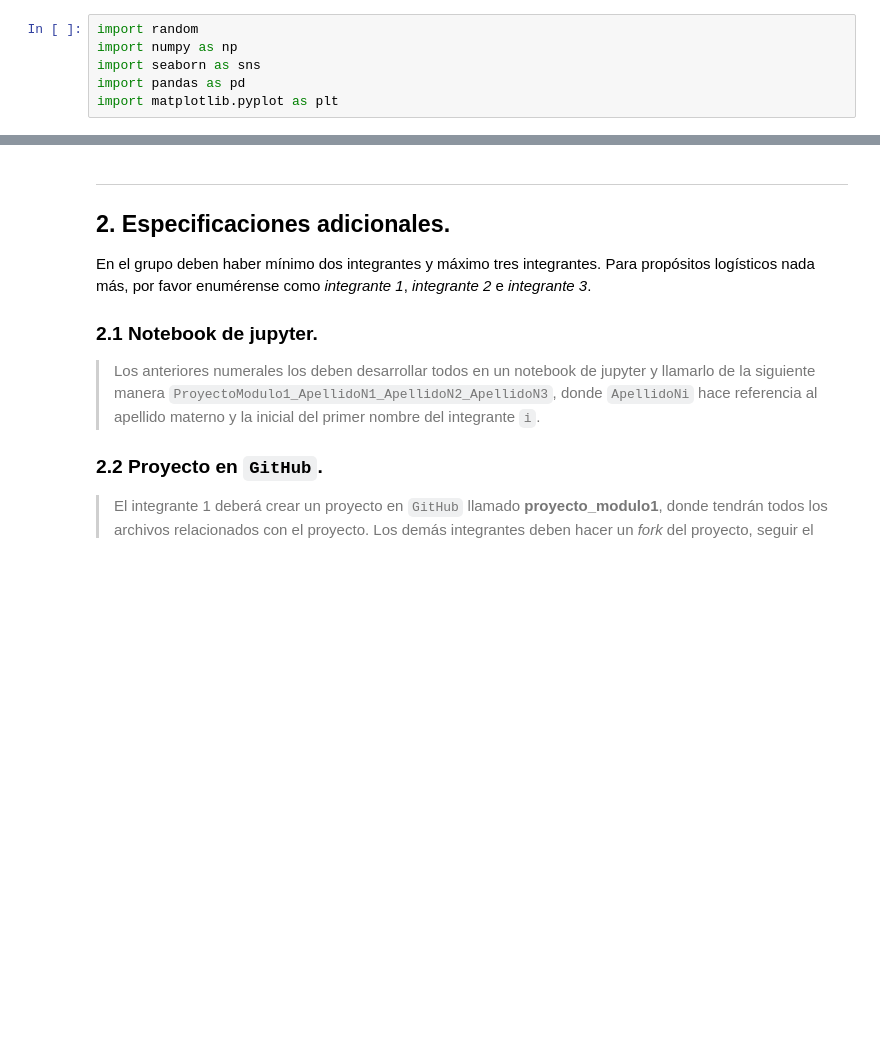
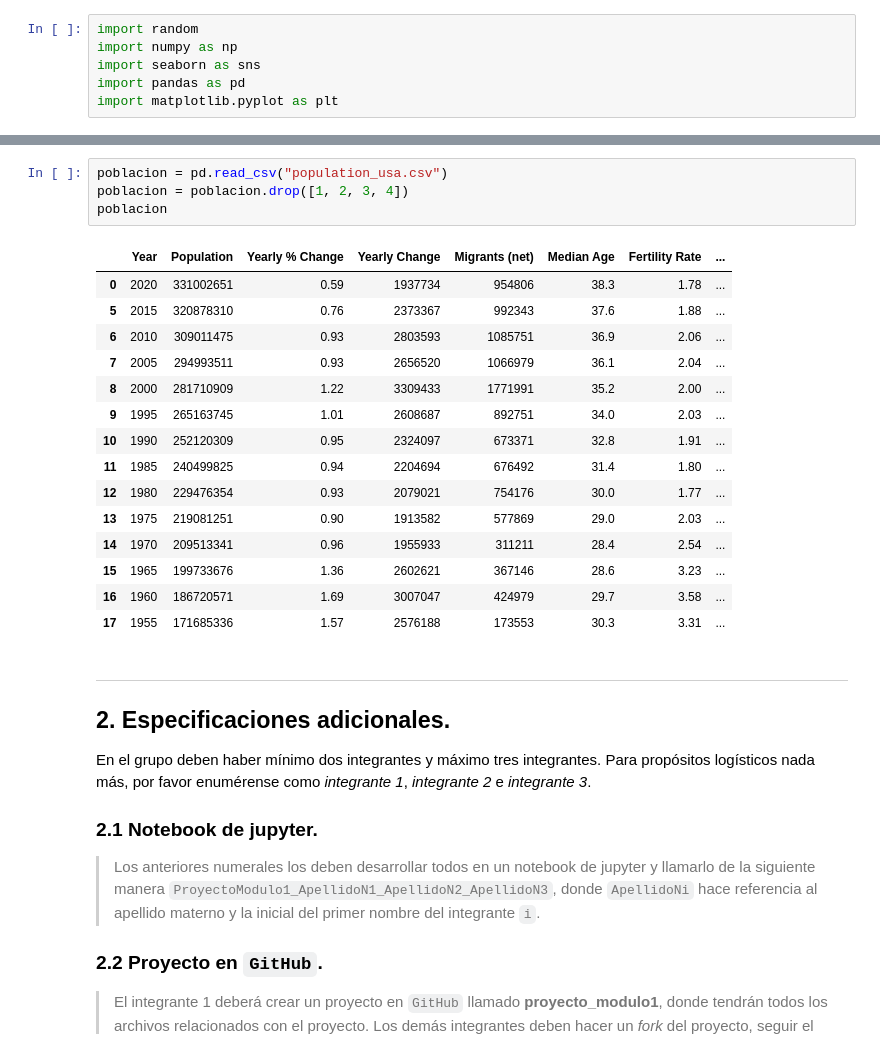
Before and after one commit to Lalogtz/ProyectoModulo1_FrizardA_GutierrezE, a Jupyter notebook: Proyecto_Frizard_Gutierrez.ipynb, the cells around one changed output, grey strips where cells are left out. Drawn from its saved outputs; the diff is of its cells as text; blank space fills up the shorter version.

```diff
--- a/Proyecto_Frizard_Gutierrez.ipynb
+++ b/Proyecto_Frizard_Gutierrez.ipynb
@@ -108,3 +111,23 @@ sns.histplot(data["Percent (%) of Labor Force Unemployed in State/Area"]);
+# %%
+poblacion = pd.read_csv("population_usa.csv")
+poblacion = poblacion.drop([1, 2, 3, 4])
+poblacion
+# %% [output]
+|  | Year | Population | Yearly % Change | Yearly Change | Migrants (net) | Median Age | Fertility Rate | ... |
+| 0 | 2020 | 331002651 | 0.59 | 1937734 | 954806 | 38.3 | 1.78 | ... |
+| 5 | 2015 | 320878310 | 0.76 | 2373367 | 992343 | 37.6 | 1.88 | ... |
+| 6 | 2010 | 309011475 | 0.93 | 2803593 | 1085751 | 36.9 | 2.06 | ... |
+| 7 | 2005 | 294993511 | 0.93 | 2656520 | 1066979 | 36.1 | 2.04 | ... |
+| 8 | 2000 | 281710909 | 1.22 | 3309433 | 1771991 | 35.2 | 2.00 | ... |
+| 9 | 1995 | 265163745 | 1.01 | 2608687 | 892751 | 34.0 | 2.03 | ... |
+| 10 | 1990 | 252120309 | 0.95 | 2324097 | 673371 | 32.8 | 1.91 | ... |
+| 11 | 1985 | 240499825 | 0.94 | 2204694 | 676492 | 31.4 | 1.80 | ... |
+| 12 | 1980 | 229476354 | 0.93 | 2079021 | 754176 | 30.0 | 1.77 | ... |
+| 13 | 1975 | 219081251 | 0.90 | 1913582 | 577869 | 29.0 | 2.03 | ... |
+| 14 | 1970 | 209513341 | 0.96 | 1955933 | 311211 | 28.4 | 2.54 | ... |
+| 15 | 1965 | 199733676 | 1.36 | 2602621 | 367146 | 28.6 | 3.23 | ... |
+| 16 | 1960 | 186720571 | 1.69 | 3007047 | 424979 | 29.7 | 3.58 | ... |
+| 17 | 1955 | 171685336 | 1.57 | 2576188 | 173553 | 30.3 | 3.31 | ... |
 # %% [markdown]
 ___
 ## 2. Especificaciones adicionales.
```
Also changed, not shown: parts of 6 cells of this notebook.
